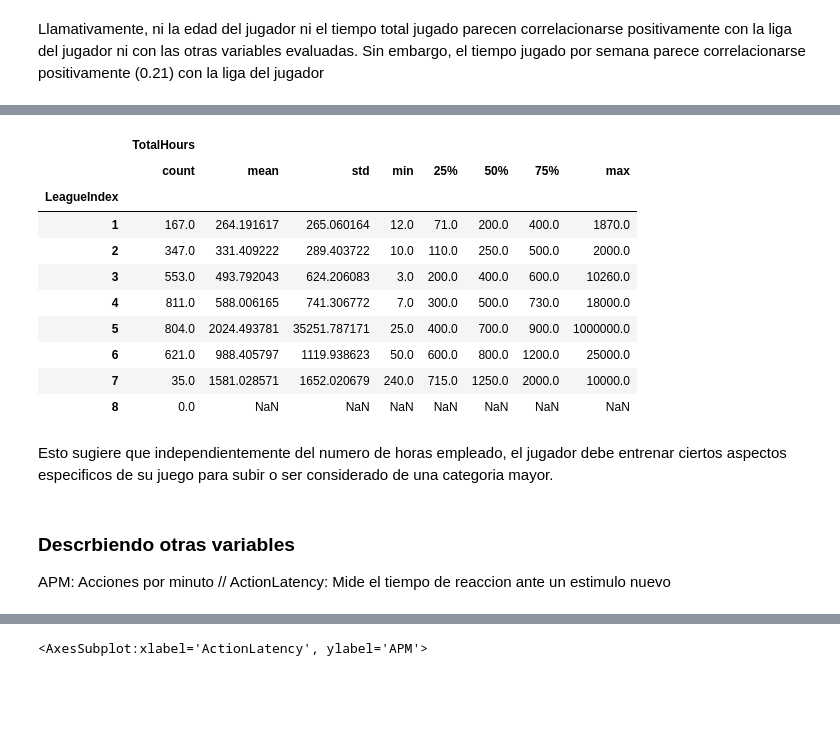
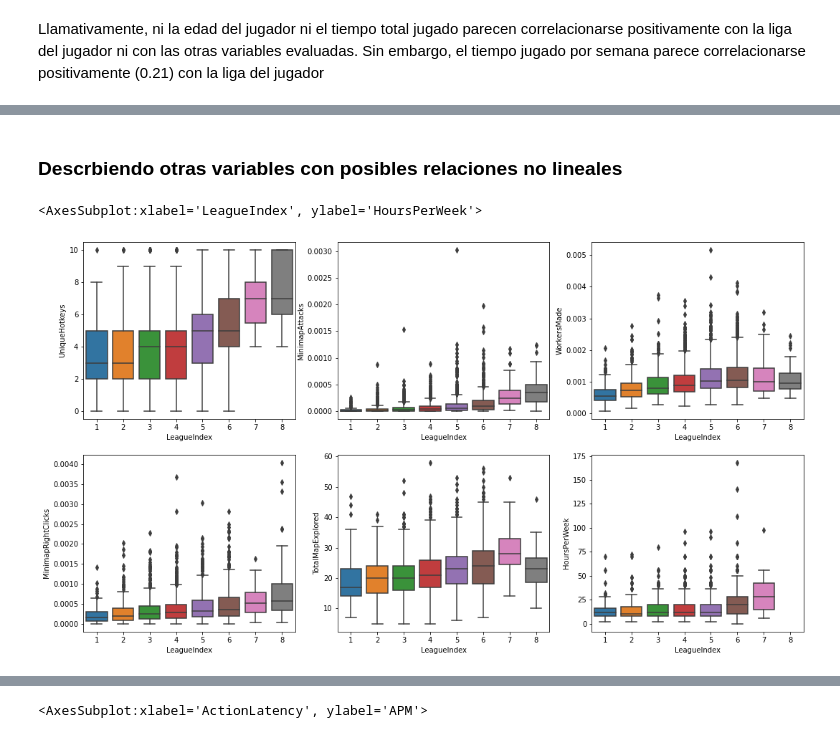
Before and after one commit to AleEnet/Skillcraft-Dataset, a Jupyter notebook: Starcraft_Dataset.ipynb, the cells around one changed output, grey strips where cells are left out. Saved outputs shown, nothing was run; the diff lists cells and outputs as text; code cells hidden in the pictures; blank space fills up the shorter version.

Commit message:
Variables descriptas

```diff
--- a/Starcraft_Dataset.ipynb
+++ b/Starcraft_Dataset.ipynb
@@ -89,21 +87,22 @@ df[["LeagueIndex","HoursPerWeek"]].groupby(["LeagueIndex"]).describe()
-# %%
-df[["LeagueIndex","TotalHours"]].groupby(["LeagueIndex"]).describe()
-# %% [output]
-|  | TotalHours |  |  |  |  |  |  |  |
-|  | count | mean | std | min | 25% | 50% | 75% | max |
-| LeagueIndex |  |  |  |  |  |  |  |  |
-| 1 | 167.0 | 264.191617 | 265.060164 | 12.0 | 71.0 | 200.0 | 400.0 | 1870.0 |
-| 2 | 347.0 | 331.409222 | 289.403722 | 10.0 | 110.0 | 250.0 | 500.0 | 2000.0 |
-| 3 | 553.0 | 493.792043 | 624.206083 | 3.0 | 200.0 | 400.0 | 600.0 | 10260.0 |
-| 4 | 811.0 | 588.006165 | 741.306772 | 7.0 | 300.0 | 500.0 | 730.0 | 18000.0 |
-| 5 | 804.0 | 2024.493781 | 35251.787171 | 25.0 | 400.0 | 700.0 | 900.0 | 1000000.0 |
-| 6 | 621.0 | 988.405797 | 1119.938623 | 50.0 | 600.0 | 800.0 | 1200.0 | 25000.0 |
-| 7 | 35.0 | 1581.028571 | 1652.020679 | 240.0 | 715.0 | 1250.0 | 2000.0 | 10000.0 |
-| 8 | 0.0 | NaN | NaN | NaN | NaN | NaN | NaN | NaN |
-# %% [markdown]
-Esto sugiere que independientemente del numero de horas empleado,  el jugador debe entrenar ciertos aspectos especificos de su juego para subir o ser considerado de una categoria mayor.
 # %% [markdown]
-### Descrbiendo otras variables
-
-APM: Acciones por minuto //
-ActionLatency: Mide el tiempo de reaccion ante un estimulo nuevo
+### Descrbiendo otras variables con posibles relaciones no lineales
+# %%
+import seaborn as sns
+import numpy as np
+import pandas as pd
+import matplotlib.pyplot as plt
+
+
+fig, axes = plt.subplots(2, 3, figsize=(18, 10))
+
+
+
+sns.boxplot(ax=axes[0, 0], data=df, x='LeagueIndex', y='UniqueHotkeys')
+sns.boxplot(ax=axes[0, 1], data=df, x='LeagueIndex', y='MinimapAttacks')
+sns.boxplot(ax=axes[0, 2], data=df, x='LeagueIndex', y='WorkersMade')
+sns.boxplot(ax=axes[1, 0], data=df, x='LeagueIndex', y='MinimapRightClicks')
+sns.boxplot(ax=axes[1, 1], data=df, x='LeagueIndex', y='TotalMapExplored')
+sns.boxplot(ax=axes[1, 2], data=df, x='LeagueIndex', y='HoursPerWeek')
+# %% [output]
+<AxesSubplot:xlabel='LeagueIndex', ylabel='HoursPerWeek'>
+[figure, added]
```
Also changed, not shown: parts of 13 cells of this notebook.
